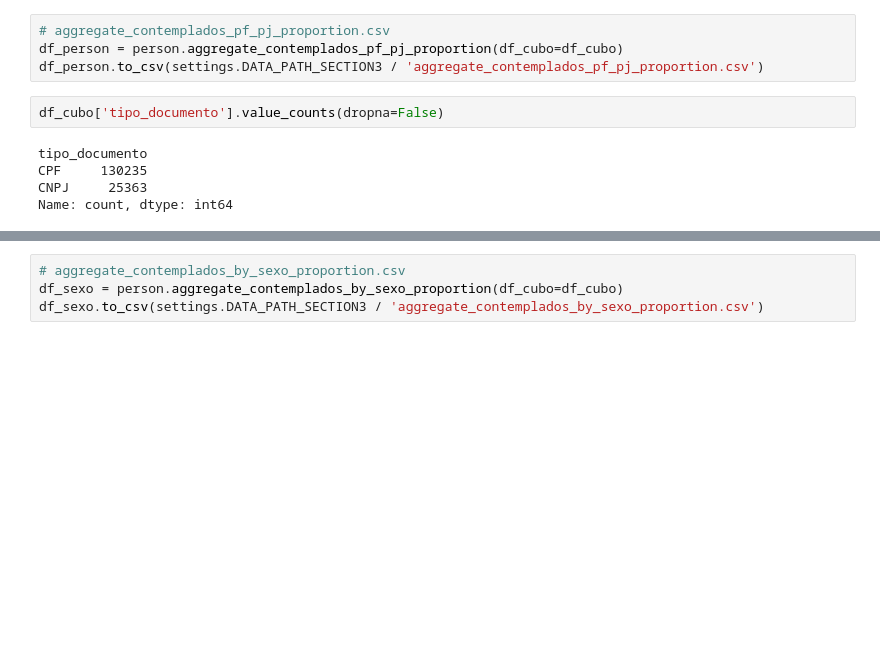
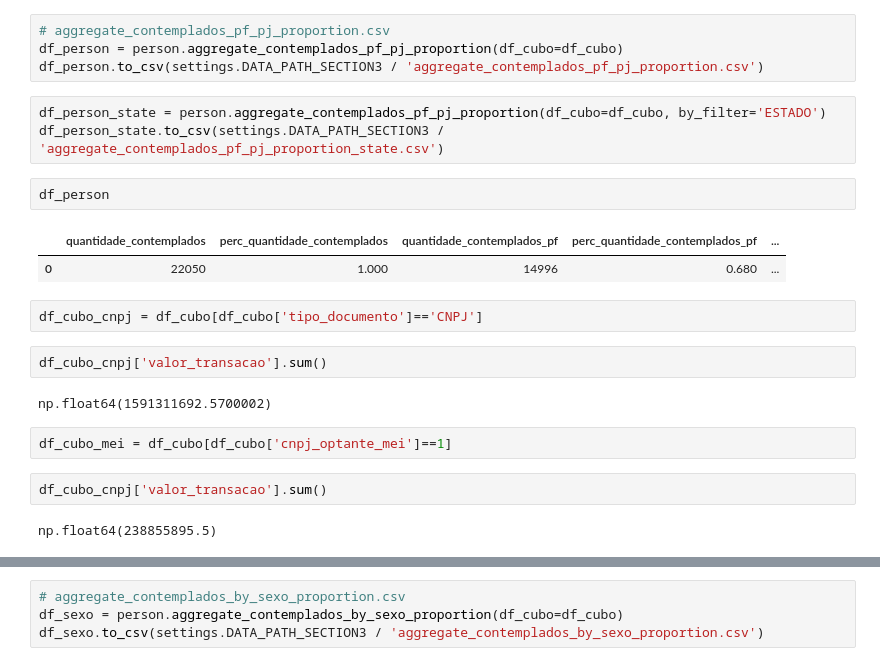
Before and after one commit to SGE-Subsecretaria-de-Gestao-Estrategica/pnab-data-vis, a Jupyter notebook: src/notebooks/gabriel_create_csv.ipynb, the cells around one changed output, grey strips where cells are left out. Saved outputs shown, nothing was run; the diff lists cells and outputs as text; blank space fills up the shorter version.

```diff
--- a/src/notebooks/gabriel_create_csv.ipynb
+++ b/src/notebooks/gabriel_create_csv.ipynb
@@ -392,10 +392,23 @@ importlib.reload(person)
 # aggregate_contemplados_pf_pj_proportion.csv
 df_person = person.aggregate_contemplados_pf_pj_proportion(df_cubo=df_cubo)
 df_person.to_csv(settings.DATA_PATH_SECTION3 / 'aggregate_contemplados_pf_pj_proportion.csv')
-# %%
-df_cubo['tipo_documento'].value_counts(dropna=False)
-# %% [output]
-tipo_documento
-CPF     130235
-CNPJ     25363
-Name: count, dtype: int64
+# %%
+df_person_state = person.aggregate_contemplados_pf_pj_proportion(df_cubo=df_cubo, by_filter='ESTADO')
+df_person_state.to_csv(settings.DATA_PATH_SECTION3 / 'aggregate_contemplados_pf_pj_proportion_state.csv')
+# %%
+df_person
+# %% [output]
+|  | quantidade_contemplados | perc_quantidade_contemplados | quantidade_contemplados_pf | perc_quantidade_contemplados_pf | ... |
+| 0 | 22050 | 1.000 | 14996 | 0.680 | ... |
+# %%
+df_cubo_cnpj = df_cubo[df_cubo['tipo_documento']=='CNPJ']
+# %%
+df_cubo_cnpj['valor_transacao'].sum()
+# %% [output]
+np.float64(1591311692.5700002)
+# %%
+df_cubo_mei = df_cubo[df_cubo['cnpj_optante_mei']==1]
+# %%
+df_cubo_cnpj['valor_transacao'].sum()
+# %% [output]
+np.float64(238855895.5)
```
Also changed, not shown: parts of 1 cell of this notebook, 2 other files.
